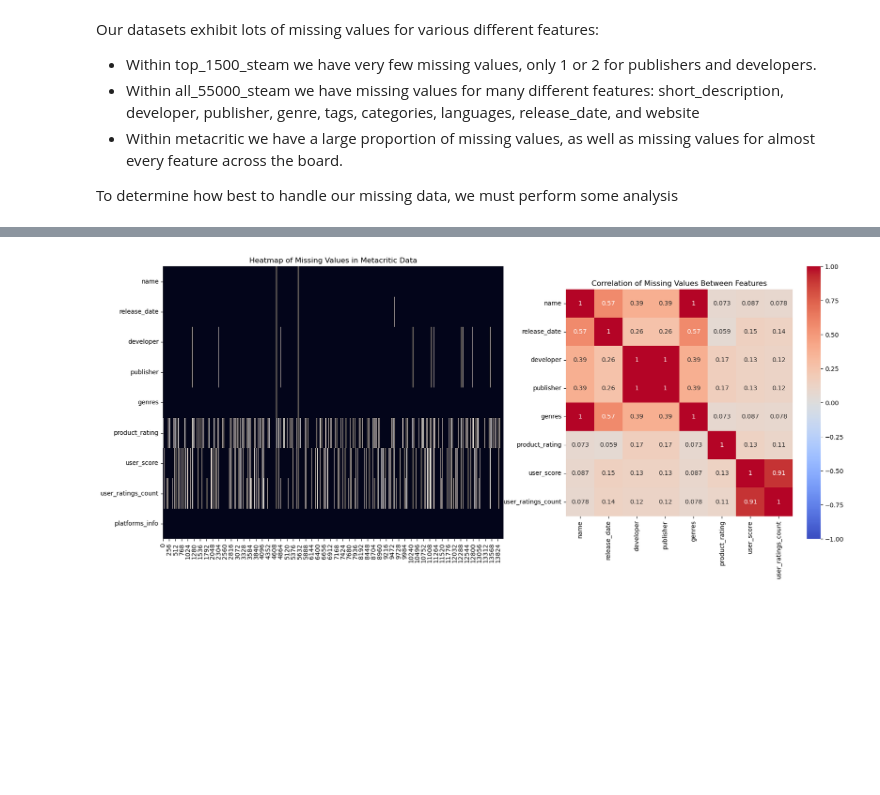
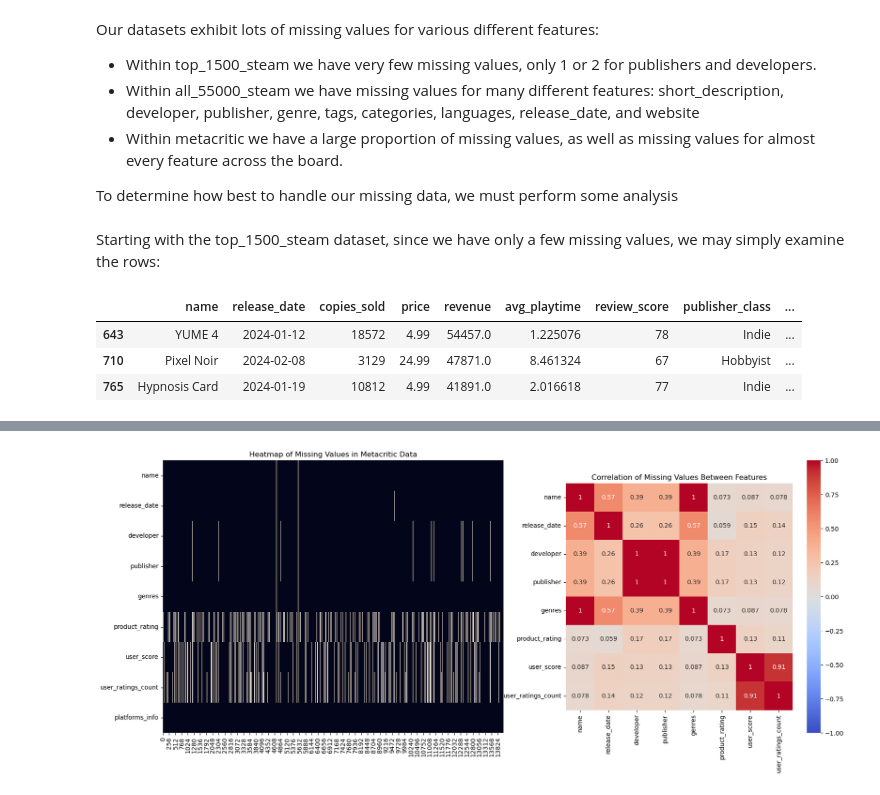
Before and after one commit to DVDMVN/GMDT_PROJ, a Jupyter notebook: exploration.ipynb, the cells around one changed output, grey strips where cells are left out. Cells and saved outputs as stored; diff of their text form; code cells hidden in the pictures; blank space fills up the shorter version.

```diff
--- a/exploration.ipynb
+++ b/exploration.ipynb
@@ -276,3 +292,12 @@ Our datasets exhibit lots of missing values for various different features:
 - Within metacritic we have a large proportion of missing values, as well as missing values for almost every feature across the board.
 
 To determine how best to handle our missing data, we must perform some analysis
+# %% [markdown]
+Starting with the top_1500_steam dataset, since we have only a few missing values, we may simply examine the rows:
+# %%
+top_1500_steam[top_1500_steam.isnull().any(axis=1)]
+# %% [output]
+|  | name | release_date | copies_sold | price | revenue | avg_playtime | review_score | publisher_class | ... |
+| 643 | YUME 4 | 2024-01-12 | 18572 | 4.99 | 54457.0 | 1.225076 | 78 | Indie | ... |
+| 710 | Pixel Noir | 2024-02-08 | 3129 | 24.99 | 47871.0 | 8.461324 | 67 | Hobbyist | ... |
+| 765 | Hypnosis Card | 2024-01-19 | 10812 | 4.99 | 41891.0 | 2.016618 | 77 | Indie | ... |
```
Also changed, not shown: parts of 32 cells of this notebook, 11 other files.
